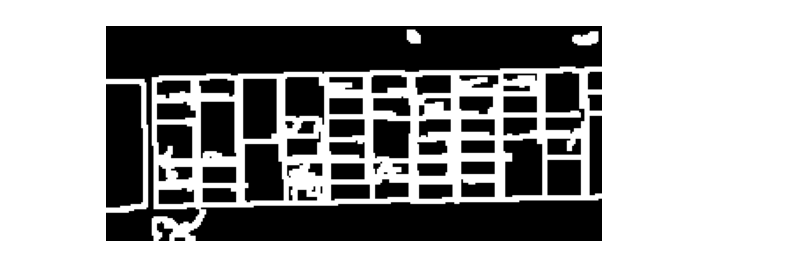
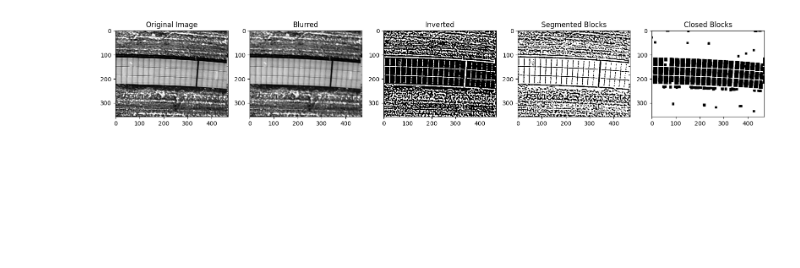
Before and after one commit to theMladyPan/solar-panel-segmentation, a Jupyter notebook: segmentation.ipynb, the cells around one changed output. Saved outputs shown, nothing was run; the diff lists cells and outputs as text; code cells hidden in the pictures; blank space fills up the shorter version.

```diff
--- a/segmentation.ipynb
+++ b/segmentation.ipynb
@@ -50,7 +25,48 @@ showimg(canny)
-# %%
-edges = cv2.dilate(canny,None)
-showimg(edges)
-# %% [output]
-[figure, removed]
+# %%
+# threshold the image using neighborhood mean
+blurks = 5
+blurred = cv2.GaussianBlur(gray, (blurks, blurks), 0)
+
+atks = 17
+atoff = 10
+thresh = cv2.adaptiveThreshold(
+    blurred,
+    255,
+    cv2.ADAPTIVE_THRESH_GAUSSIAN_C,
+    cv2.THRESH_BINARY,
+    atks,
+    atoff
+)
+inverted = cv2.bitwise_not(thresh)
+# Perform morphological operations
+kernel = cv2.getStructuringElement(cv2.MORPH_RECT, (9, 9))
+closed = cv2.morphologyEx(inverted, cv2.MORPH_CLOSE, kernel)
+
+# Plot the results
+plt.figure(figsize=(16, 8))
+plt.subplot(1, 5, 1)
+plt.title("Original Image")
+plt.imshow(cv2.cvtColor(gray, cv2.COLOR_BGR2RGB))
+
+plt.subplot(1, 5, 2)
+plt.title("Blurred")
+plt.imshow(blurred, cmap='gray')
+
+plt.subplot(1, 5, 3)
+plt.title("Inverted")
+plt.imshow(cv2.cvtColor(inverted, cv2.COLOR_BGR2RGB))
+
+plt.subplot(1, 5, 4)
+plt.title("Segmented Blocks")
+plt.imshow(cv2.cvtColor(thresh, cv2.COLOR_BGR2RGB))
+
+plt.subplot(1, 5, 5)
+plt.title("Closed Blocks")
+plt.imshow(cv2.cvtColor(closed, cv2.COLOR_BGR2RGB))
+
+plt.tight_layout()
+plt.show()
+# %% [output]
+[figure, added]
 # %%
 #invert edges
```
Also changed, not shown: parts of 6 cells of this notebook, 4 other files.
